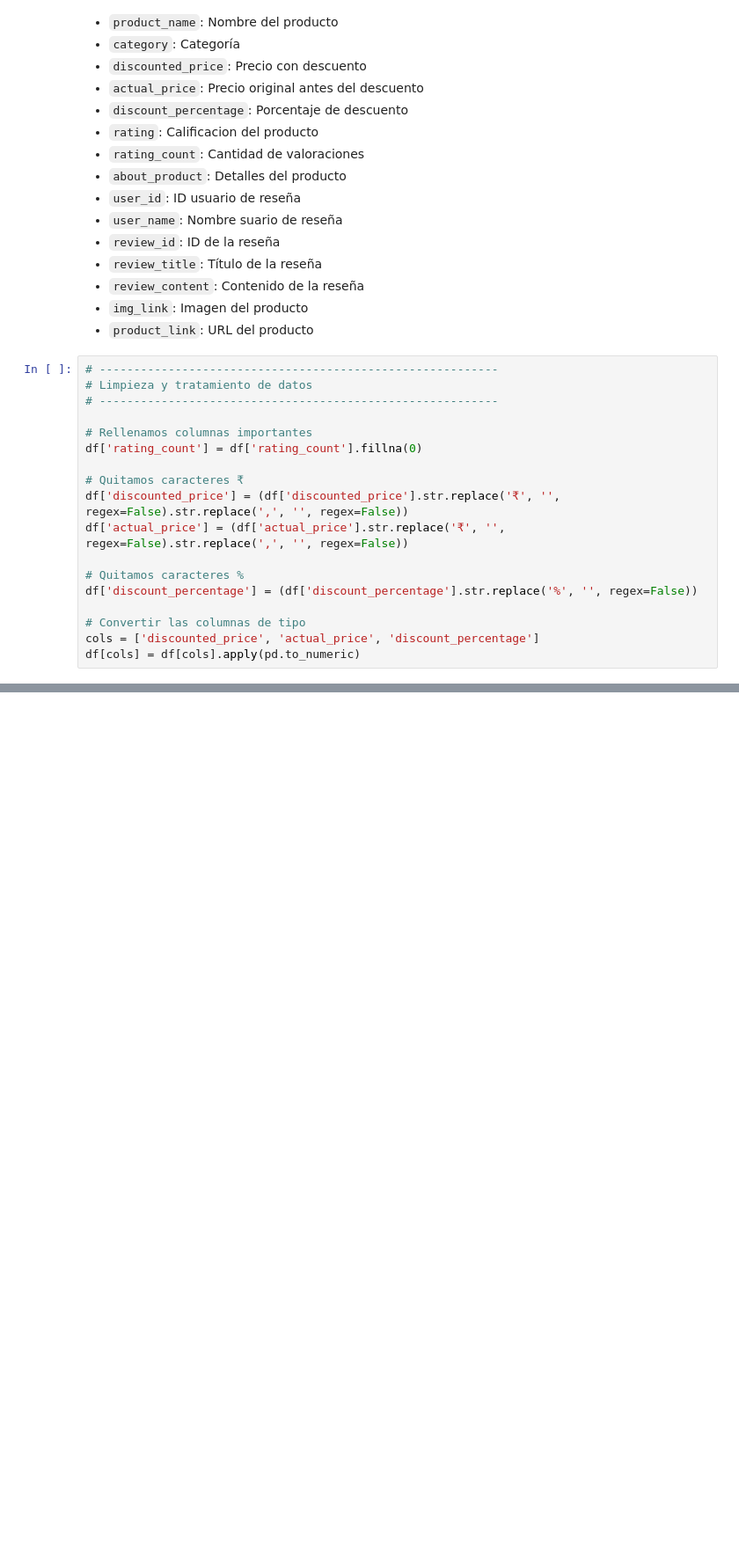
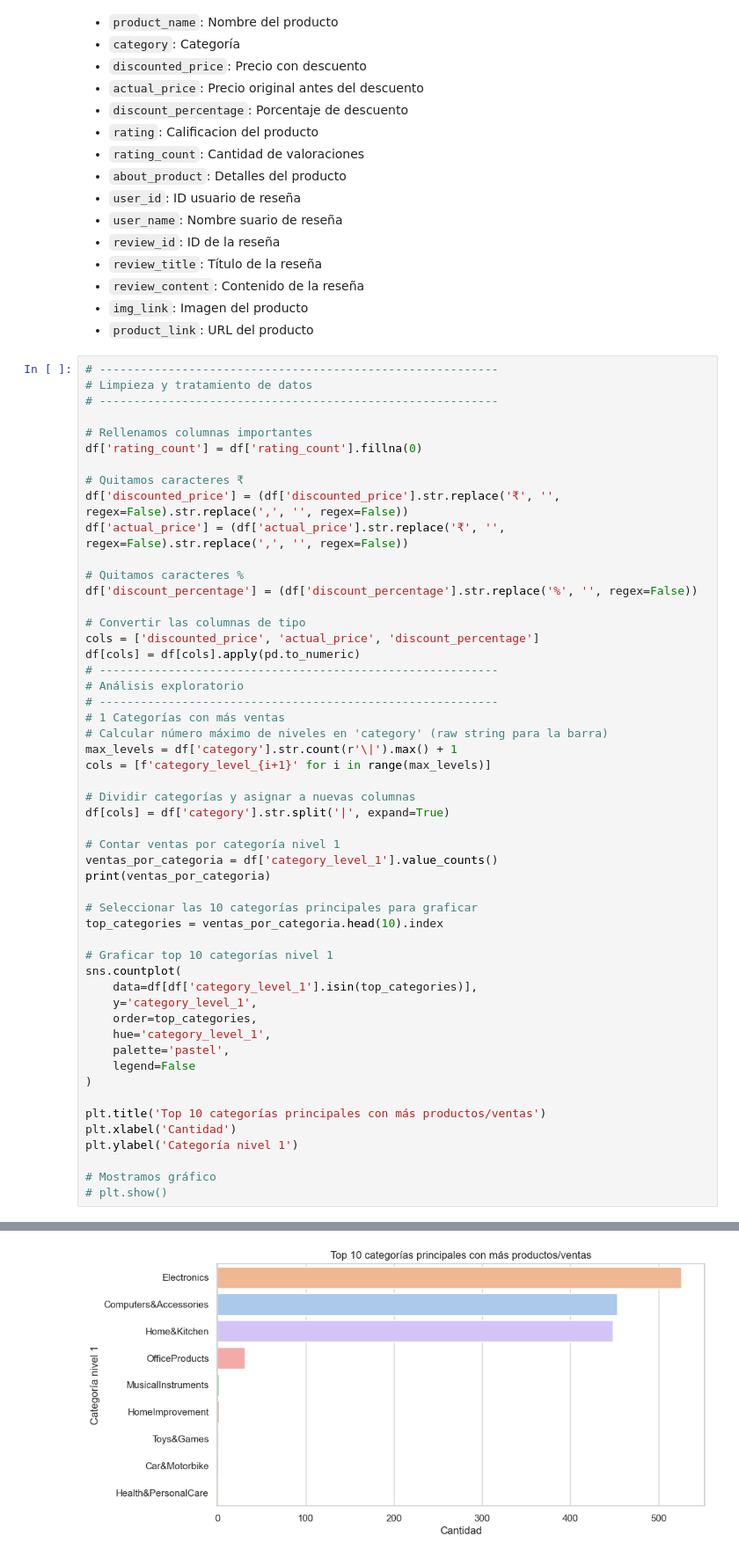
Before and after one commit to NHByte/amazon-analysis, a Jupyter notebook: notebooks/amazon-title.ipynb, the cells around one changed output, grey strips where cells are left out. Shown at 88% size. Cells and saved outputs as stored; diff of their text form; blank space fills up the shorter version.

Commit message:
Separación de categorías jerárquicas; gráfico de top 10 categorías

```diff
--- a/notebooks/amazon-title.ipynb
+++ b/notebooks/amazon-title.ipynb
@@ -72,3 +72,38 @@ df['discount_percentage'] = (df['discount_percentage'].str.replace('%', '', rege
 # Convertir las columnas de tipo
 cols = ['discounted_price', 'actual_price', 'discount_percentage']
 df[cols] = df[cols].apply(pd.to_numeric)
+# ----------------------------------------------------------
+# Análisis exploratorio
+# ----------------------------------------------------------
+# 1 Categorías con más ventas
+# Calcular número máximo de niveles en 'category' (raw string para la barra)
+max_levels = df['category'].str.count(r'\|').max() + 1
+cols = [f'category_level_{i+1}' for i in range(max_levels)]
+
+# Dividir categorías y asignar a nuevas columnas
+df[cols] = df['category'].str.split('|', expand=True)
+
+# Contar ventas por categoría nivel 1
+ventas_por_categoria = df['category_level_1'].value_counts()
+print(ventas_por_categoria)
+
+# Seleccionar las 10 categorías principales para graficar
+top_categories = ventas_por_categoria.head(10).index
+
+# Graficar top 10 categorías nivel 1
+sns.countplot(
+    data=df[df['category_level_1'].isin(top_categories)],
+    y='category_level_1',
+    order=top_categories,
+    hue='category_level_1',
+    palette='pastel',
+    legend=False
+)
+
+plt.title('Top 10 categorías principales con más productos/ventas')
+plt.xlabel('Cantidad')
+plt.ylabel('Categoría nivel 1')
+
+# Mostramos gráfico
+# plt.show()
+# %% [output]
@@ -74,0 +123 @@ df[cols] = df[cols].apply(pd.to_numeric)
+[figure, added]
```
Also changed, not shown: parts of 2 cells of this notebook.
